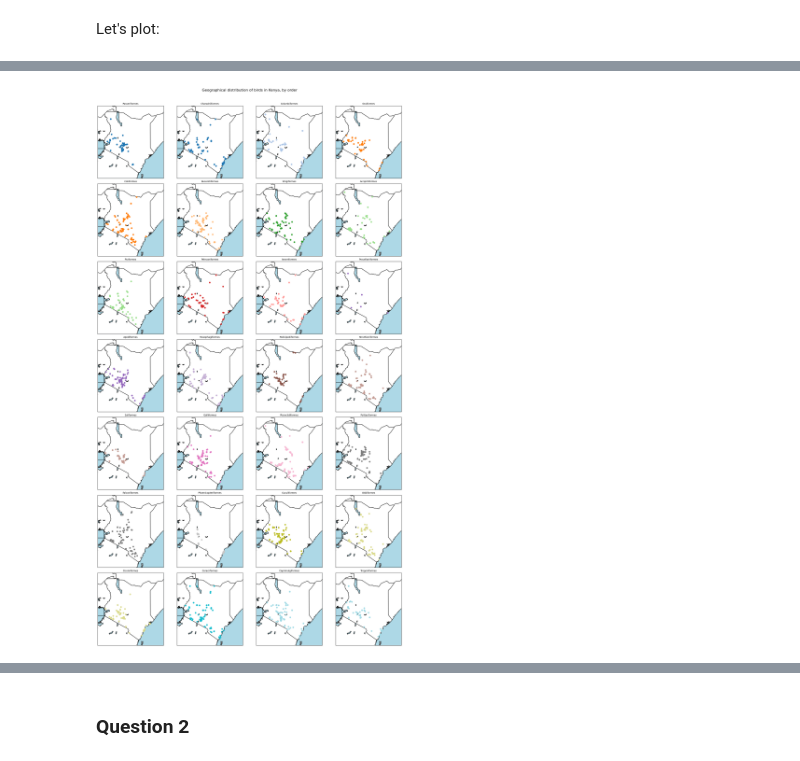
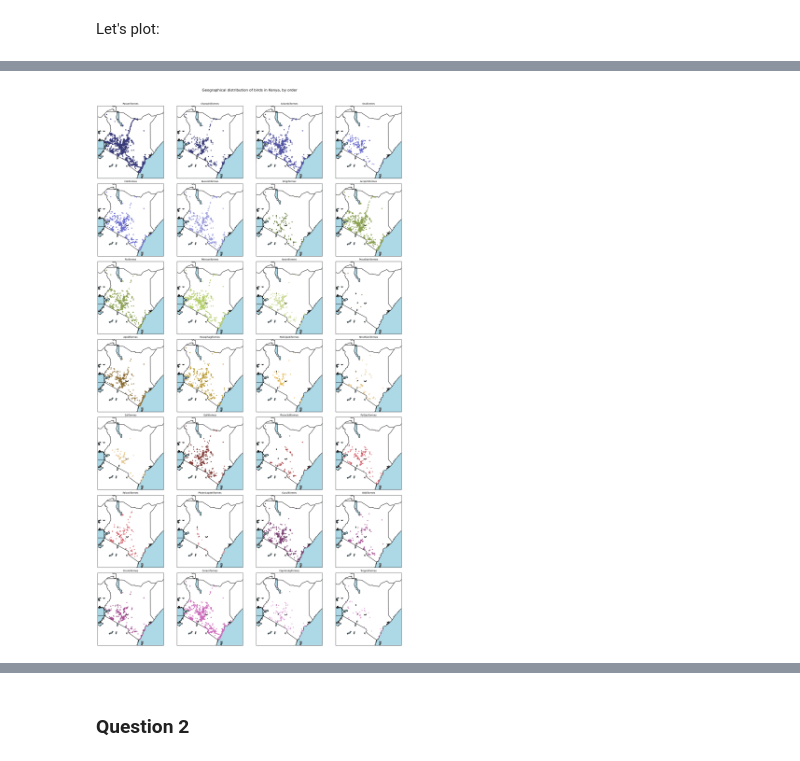
Before and after one commit to mina-naseh/geospatial-data-analysis, a Jupyter notebook: Aleksandra.ipynb, the cells around one changed output, grey strips where cells are left out. Cells and saved outputs as stored; diff of their text form; code cells hidden in the pictures.

```diff
--- a/Aleksandra.ipynb
+++ b/Aleksandra.ipynb
@@ -138,18 +143,18 @@ df1['order'].nunique()
 # %% [markdown]
 Let's plot:
 # %%
-df_subset = df.head(100)
+# df_subset = df.head(10000)
 
 # Get unique values from the 'order' column
 unique_orders = df['order'].unique()
 
 # Create a color map
-colors = plt.cm.get_cmap('tab20', len(unique_orders))  # Choose 'tab20' or any other colormap
+colors = plt.cm.get_cmap('tab20b', len(unique_orders))
 
-# Create a mapping of unique values to colors
+# Map unique values to colors
 order_color_map = {order: colors(i) for i, order in enumerate(unique_orders)}
 
-plt.figure(figsize=(10, 7))
+plt.figure(figsize=(20, 15))
 m = Basemap(projection='merc',
             llcrnrlat=-5.5, urcrnrlat=5.5,  # Latitude limits
             llcrnrlon=33, urcrnrlon=43,  # Longitude limits
@@ -161,14 +166,13 @@ m.drawcountries(linewidth=1.5, color='black')  # Country boundaries
 m.drawcoastlines(linewidth=1.5, color='black')  # Coastline
 
 # Plot each point with the corresponding color
-for index, row in df_subset.iterrows():
+for index, row in df.iterrows():
     x, y = m(row['decimalLongitude'], row['decimalLatitude'])
-    plt.scatter(x, y, marker='o', color=order_color_map[row['order']], zorder=5, label=row['order'])
+    plt.scatter(x, y, marker='o', color=order_color_map[row['order']], zorder=5, label=row['order'], s=10)
 
-# Optional: Create a legend to display the order categories
+# Legend
 handles = [plt.Line2D([0], [0], marker='o', color='w', markerfacecolor=order_color_map[order], markersize=10) for order in unique_orders]
 plt.legend(handles, unique_orders, title='Order', bbox_to_anchor=(1.05, 1), loc='upper left')
-
-plt.title('Points Colored by Order')
+plt.title('Bird sightings in Kenya, by order')
 plt.show()
 # %% [output]
@@ -178,40 +188,33 @@ make 28 small plots, 1 per order
 # %%
-colors = plt.cm.get_cmap('tab20', len(unique_orders))  # Choose 'tab20' or any other colormap
-
-# Create a mapping of unique values to colors
-order_color_map = {order: colors(i) for i, order in enumerate(unique_orders)}
-
-# Create a figure and an array of subplots
 fig, axs = plt.subplots(nrows=7, ncols=4, figsize=(20, 35))
 axs = axs.flatten()
 
 # Loop through each unique order and create a map
 for i, order in enumerate(unique_orders):
-    # Filter DataFrame for the current order
-    df_order = df[df['order'] == order].head(100)  # Limit to the first 100 entries for now
+    df_order = df[df['order'] == order] #.head(100) Limit to the first 100 entries for now
 
     # Create Basemap for the current subplot
     m = Basemap(projection='merc',
                 llcrnrlat=-5.5, urcrnrlat=5.5,  # Latitude limits
                 llcrnrlon=33, urcrnrlon=43,  # Longitude limits
                 resolution='i', ax=axs[i])
 
     m.drawmapboundary(fill_color='lightblue')  # Ocean color
     m.fillcontinents(color='white', lake_color='lightblue')  # Land color
     m.drawcountries(linewidth=1.5, color='black')  # Country boundaries
     m.drawcoastlines(linewidth=1.5, color='black')  # Coastline
 
     # Plot the points for the current order using the inherited color mapping
     if not df_order.empty:  # Check if there's data to plot
         x, y = m(df_order['decimalLongitude'].values, df_order['decimalLatitude'].values)
-        m.scatter(x, y, marker='o', color=order_color_map[order], zorder=5)
+        m.scatter(x, y, marker='o', color=order_color_map[order], zorder=5, s=10)
 
     # Set the title for the subplot
     axs[i].set_title(order, fontsize=10)
 
 plt.tight_layout()
 plt.suptitle('Geographical distribution of birds in Kenya, by order', fontsize=16)
 plt.subplots_adjust(top=0.95)
 plt.show()
 # %% [output]
-[figure, old version]
+[figure, new version]
```
Also changed, not shown: parts of 17 cells of this notebook, 3 other files.
